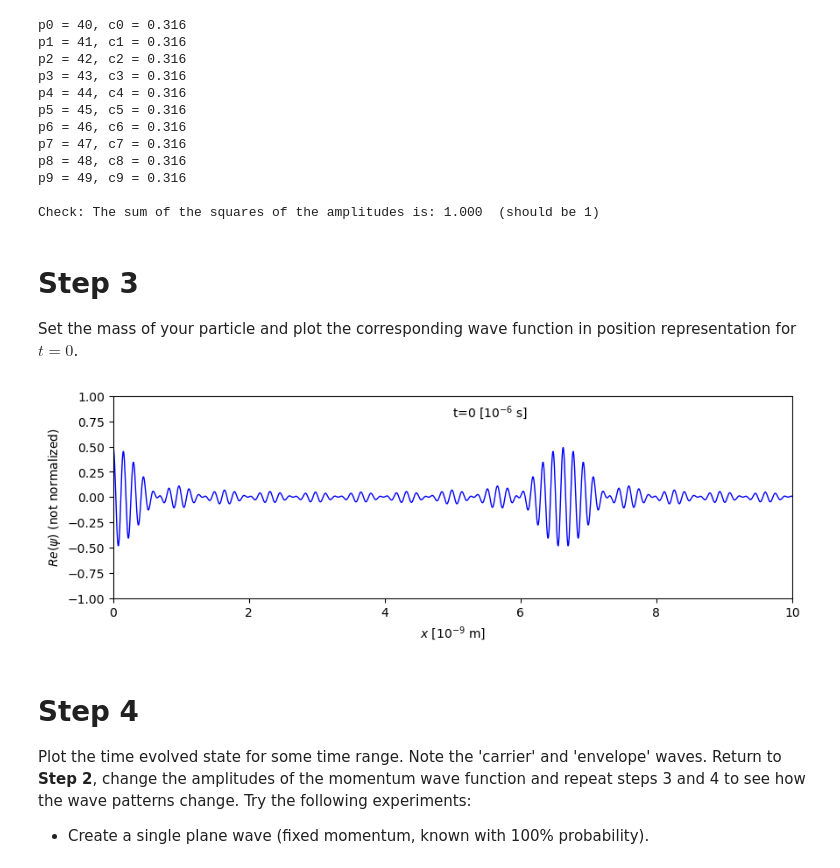
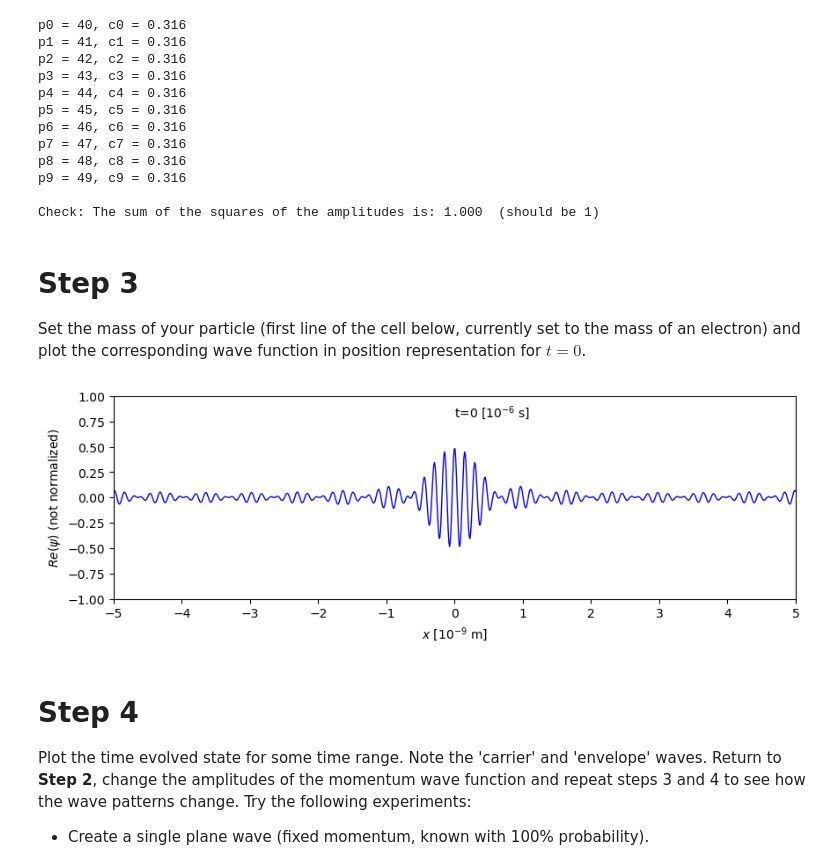
Before and after one commit to gvernard/PHY400-notebooks, a Jupyter notebook: Wave-packets.ipynb, the cells around one changed output. Cells and saved outputs as stored; diff of their text form; code cells hidden in the pictures.

Commit message:
Wave packet notebook ready, only the correct units of time are missing.

```diff
--- a/Wave-packets.ipynb
+++ b/Wave-packets.ipynb
@@ -142,45 +253,50 @@ Check: The sum of the squares of the amplitudes is: 1.000  (should be 1)
 # %% [markdown]
 # Step 3
 
-Set the mass of your particle and plot the corresponding wave function in position representation for $t=0$.
+Set the mass of your particle (first line of the cell below, currently set to the mass of an electron) and plot the corresponding wave function in position representation for $t=0$.
 # %%
 # Mass in [eV]
 m = 0.511
 
 
 # You don't need to change anything else in this cell below this line
 
 # Create superposition
 waves = [ plane_wave(p,m) for p in ps ]
 
 def get_superposition(xs,t):
     ys = np.zeros(len(xs))
     for i in range(0,len(xs)):
         for k in range(0,len(waves)):
             ys[i] = ys[i] + coeffs[k]*waves[k].value(xs[i],t)
     return ys
 
 # Plot superposition
-xmin = 0 # in [nm]
-xmax = 10 # in [nm]
-N_xs = 3000 # number of points to use for plotting the wave
+xmin = -5 # in [nm]
+xmax = 5 # in [nm]
+N_xs = 1000 # number of points to use for plotting the wave
 
 
 
 fig_anim,ax = plt.subplots(figsize=(10, 3))
 #hdisplay = display.display(fig, display_id=True)
 ax.set_xlim(xmin,xmax)
 ax.set_ylim(-1,1)
 ax.set_ylabel(r'$Re(\psi)$ (not normalized)')
 ax.set_xlabel(r'$x$ [$10^{-9}$ m]')
+ax.xaxis.set_major_locator(ticker.MultipleLocator(1))
+
 time_step = ax.text(0.5,0.9,r't=0 [$10^{-6}$ s]',transform=ax.transAxes)
-
 
 xs = np.linspace(xmin,xmax,N_xs)
 ys = get_superposition(xs,0)
 wave, = ax.plot(xs,ys, 'b', lw=1)
+
+#ax.legend()
+plt.show()
+plt.close()
 # %% [output]
-[figure, old version]
+[figure, new version]
 # %% [markdown]
 # Step 4
 
```
Also changed, not shown: parts of 17 cells of this notebook.
